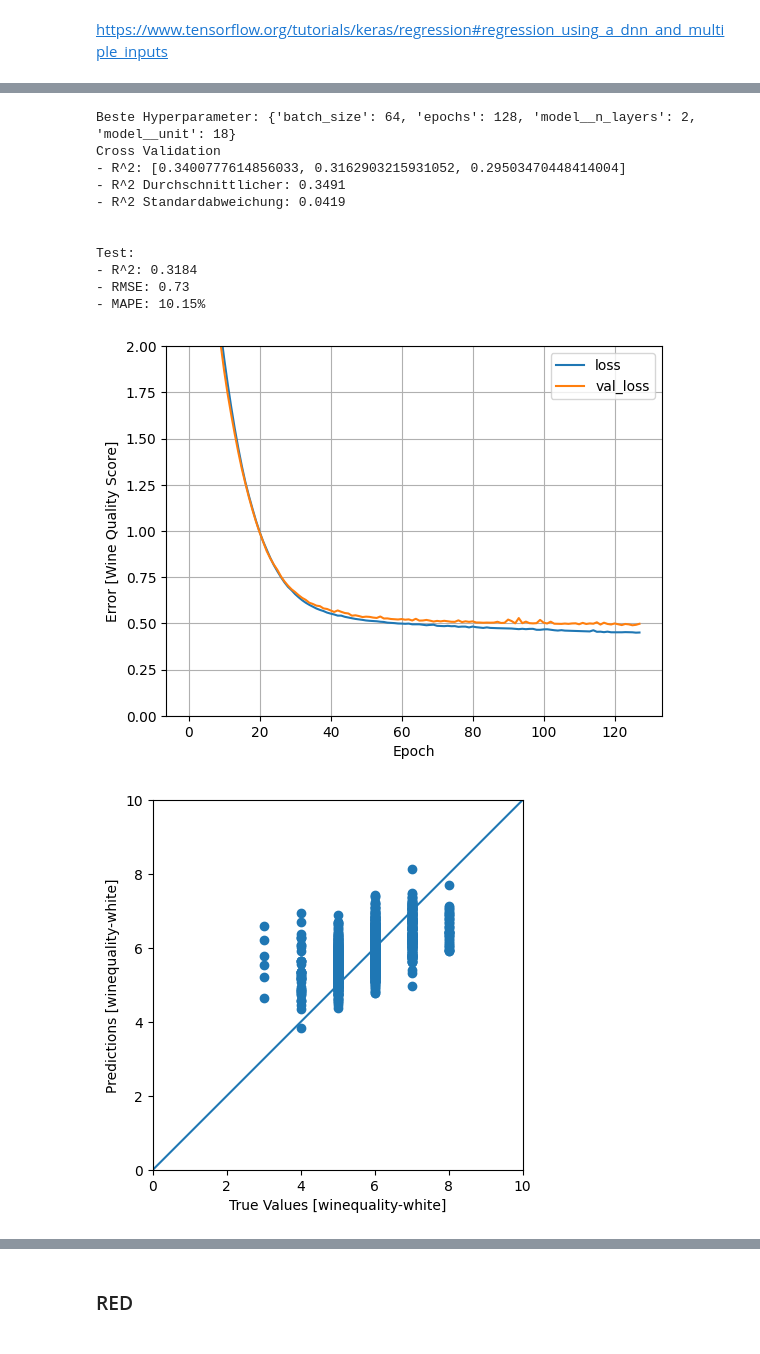
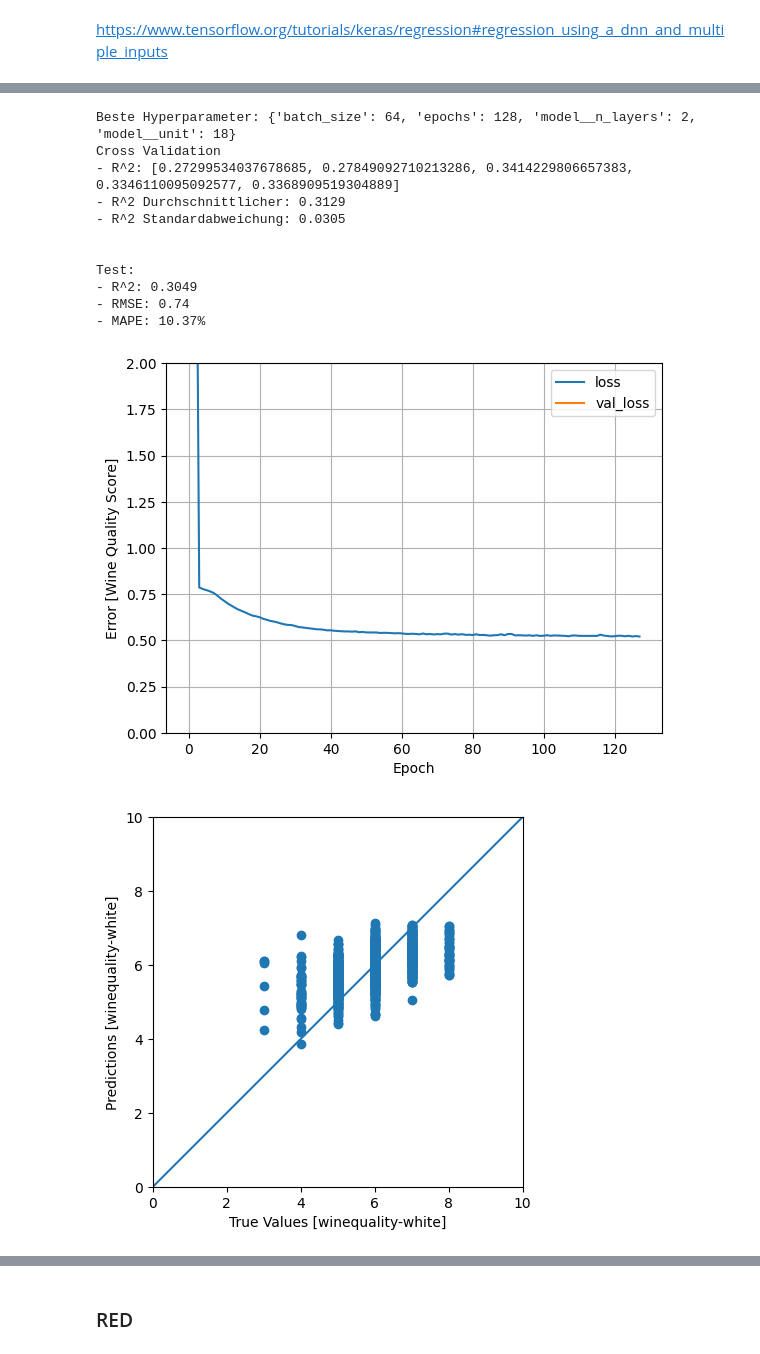
Before and after one commit to JoTec2002/TINF21C_Maschinelles-Lernen, a Jupyter notebook: Programmierabgabe 2/main.ipynb, the cells around one changed output, grey strips where cells are left out. Cells and saved outputs as stored; diff of their text form; code cells hidden in the pictures.

Commit message:
Custom Cross Validation

```diff
--- a/Programmierabgabe 2/main.ipynb
+++ b/Programmierabgabe 2/main.ipynb
@@ -51 +58,19 @@ red_training_Data, red_test_data, red_training_scores, red_test_scores = (train_
+# %%
+from sklearn.pipeline import Pipeline
+from sklearn.preprocessing import Normalizer, normalize, MinMaxScaler, StandardScaler
+
+pipeline = Pipeline([
+    ('scaler1', StandardScaler()),
+    ('scaler2', MinMaxScaler())
+])
+
+white_training_Data_scaled = np.array(pipeline.fit_transform(white_training_Data))
+white_training_scores = np.array(white_training_scores)
+white_test_data_scaled = np.array(pipeline.transform(white_test_data))
+white_test_scores = np.array(white_test_scores)
+
+red_training_Data_scaled = np.array(pipeline.fit_transform(red_training_Data))
+red_training_scores = np.array(red_training_scores)
+red_test_data_scaled = np.array(pipeline.transform (red_test_data))
+red_test_scores = np.array(red_test_scores)
 # %%
@@ -83,7 +114,7 @@ Num GPUs Available:  0
 # %%
 def plot_loss(keras_regressor_model):
-  plt.plot(keras_regressor_model.history_['loss'], label='loss')
-  plt.plot(keras_regressor_model.history_['val_loss'], label='val_loss')
+  plt.plot(keras_regressor_model.history['loss'], label='loss')
+  plt.plot(keras_regressor_model.history['val_loss'], label='val_loss')
   plt.ylim([0, 2])
   plt.xlabel('Epoch')
   plt.ylabel('Error [Wine Quality Score]')
@@ -120,6 +151,8 @@ def model_regressor_grid_calculator(estimator: any, param_grid: dict | list,
     r2_score_cv = [cv_results['split0_test_score'],
                    cv_results['split1_test_score'],
                    cv_results['split2_test_score'],
+                   cv_results['split3_test_score'],
+                   cv_results['split4_test_score'],
                    ]
     r2_score_cv_mean = cv_results['mean_test_score']
     r2_score_cv_std = cv_results['std_test_score']
@@ -156,7 +189,6 @@ def create_model(unit, n_layers):
     input_layer = layers.Input(shape=(11,))
     model = keras.Sequential([
         input_layer,
-        normalizer,
     ])
     for i in range(n_layers):
         local_units = -1*i*(unit/(n_layers+1))+unit
@@ -164,6 +196,6 @@ def create_model(unit, n_layers):
     model.add(layers.Dense(1))
 
     model.compile(loss=keras.losses.mean_squared_error,
-            optimizer=keras.optimizers.Adam(0.001))
+            optimizer=keras.optimizers.Adam(0.001), metrics=[keras.metrics.mean_absolute_percentage_error, keras.metrics.R2Score])
 
     return model
@@ -170,32 +281,32 @@ def create_model(unit, n_layers):
 # %%
 %%time
- #normalizer = layers.Normalization(axis=-1)
-normalizer.adapt(white_training_Data)
-KerasRegressor_model=KerasRegressor(model=create_model, epochs=32, batch_size=32, model__unit=16, model__n_layers=1, verbose=0, validation_split=0.2)
+#normalizer = layers.Normalization(axis=-1)
+#normalizer.adapt(white_training_Data)
+KerasRegressor_model=KerasRegressor(model=create_model, epochs=32, batch_size=32, model__unit=16, model__n_layers=1, verbose=0)
 
 params={'batch_size':[16, 32, 64],
         'epochs':[32, 64, 128, 256],
         'model__unit':[8, 16, 32],
         'model__n_layers':[1,2,3,7,8],
 }
 best_params={'batch_size':[64],
         'epochs':[128],
         'model__unit':[18],
         'model__n_layers':[2]
 }
 
-cv_results, optimal_model = model_regressor_grid_calculator(KerasRegressor_model, best_params, white_training_Data, white_test_data, white_training_scores, white_test_scores)
+cv_results, optimal_model = model_regressor_grid_calculator(KerasRegressor_model, best_params, white_training_Data_scaled, white_test_data_scaled, white_training_scores, white_test_scores)
 # %% [output]
 Beste Hyperparameter: {'batch_size': 64, 'epochs': 128, 'model__n_layers': 2, 'model__unit': 18}
 Cross Validation
-- R^2: [0.3400777614856033, 0.3162903215931052, 0.29503470448414004]
-- R^2 Durchschnittlicher: 0.3491
-- R^2 Standardabweichung: 0.0419
+- R^2: [0.27299534037678685, 0.27849092710213286, 0.3414229806657383, 0.3346110095092577, 0.3368909519304889]
+- R^2 Durchschnittlicher: 0.3129
+- R^2 Standardabweichung: 0.0305
 
 
 Test:
-- R^2: 0.3184
-- RMSE: 0.73
-- MAPE: 10.15%
+- R^2: 0.3049
+- RMSE: 0.74
+- MAPE: 10.37%
-[figure, old version]
+[figure, new version]
-[figure, old version]
+[figure, new version]
```
Also changed, not shown: parts of 15 cells of this notebook.
